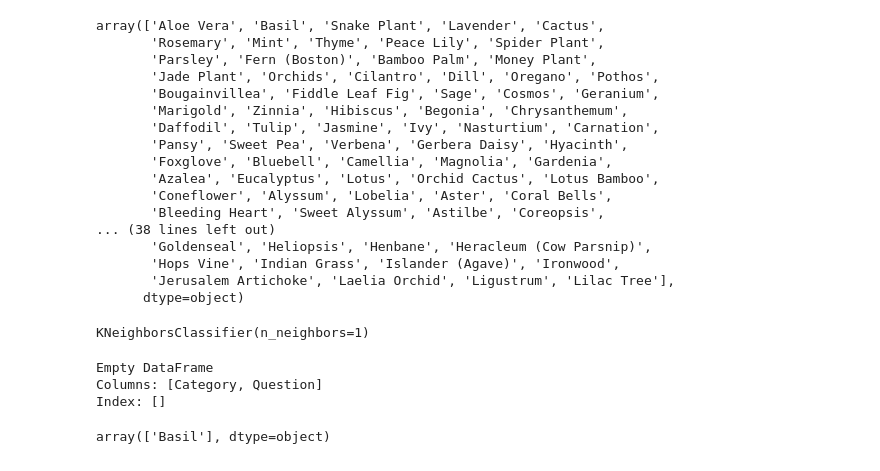
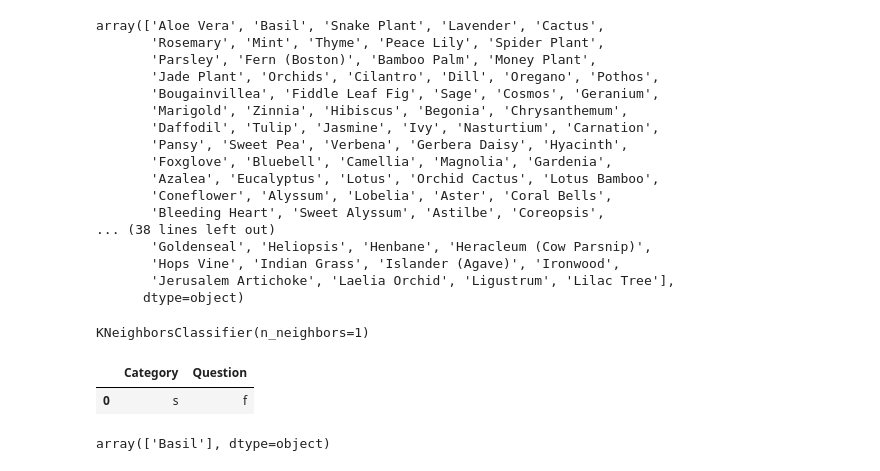
Before and after one commit to kaczquszka/kwiatuszki, a Jupyter notebook: main.ipynb, the cells around one changed output. Cells and saved outputs as stored; diff of their text form; code cells hidden in the pictures.

```diff
--- a/main.ipynb
+++ b/main.ipynb
@@ -193,13 +193,12 @@ KNeighborsClassifier(n_neighbors=1)
 # %%
 import pickle
 import pandas as pd
 results = pd.DataFrame(columns=['Category','Question'])
 results.loc[len(results)]= ['s','f']
-print(results.head())
+results.head()
 # %% [output]
-Empty DataFrame
-Columns: [Category, Question]
-Index: []
+|  | Category | Question |
+| 0 | s | f |
 # %%
 filename = 'content/knn_classifier.svn'
 pickle.dump(classifier, open(filename, 'wb'))
```
Also changed, not shown: 36 other files.
